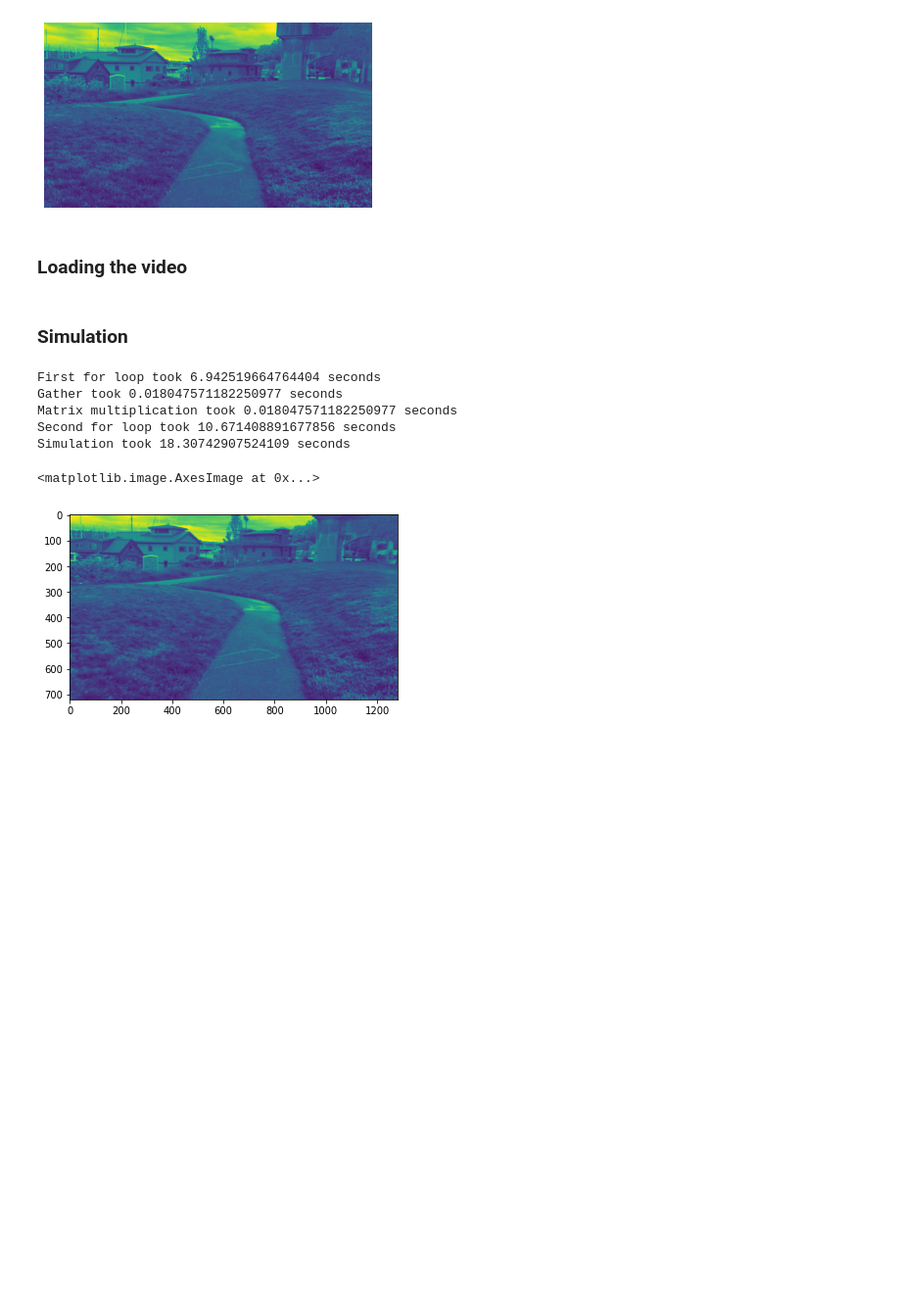
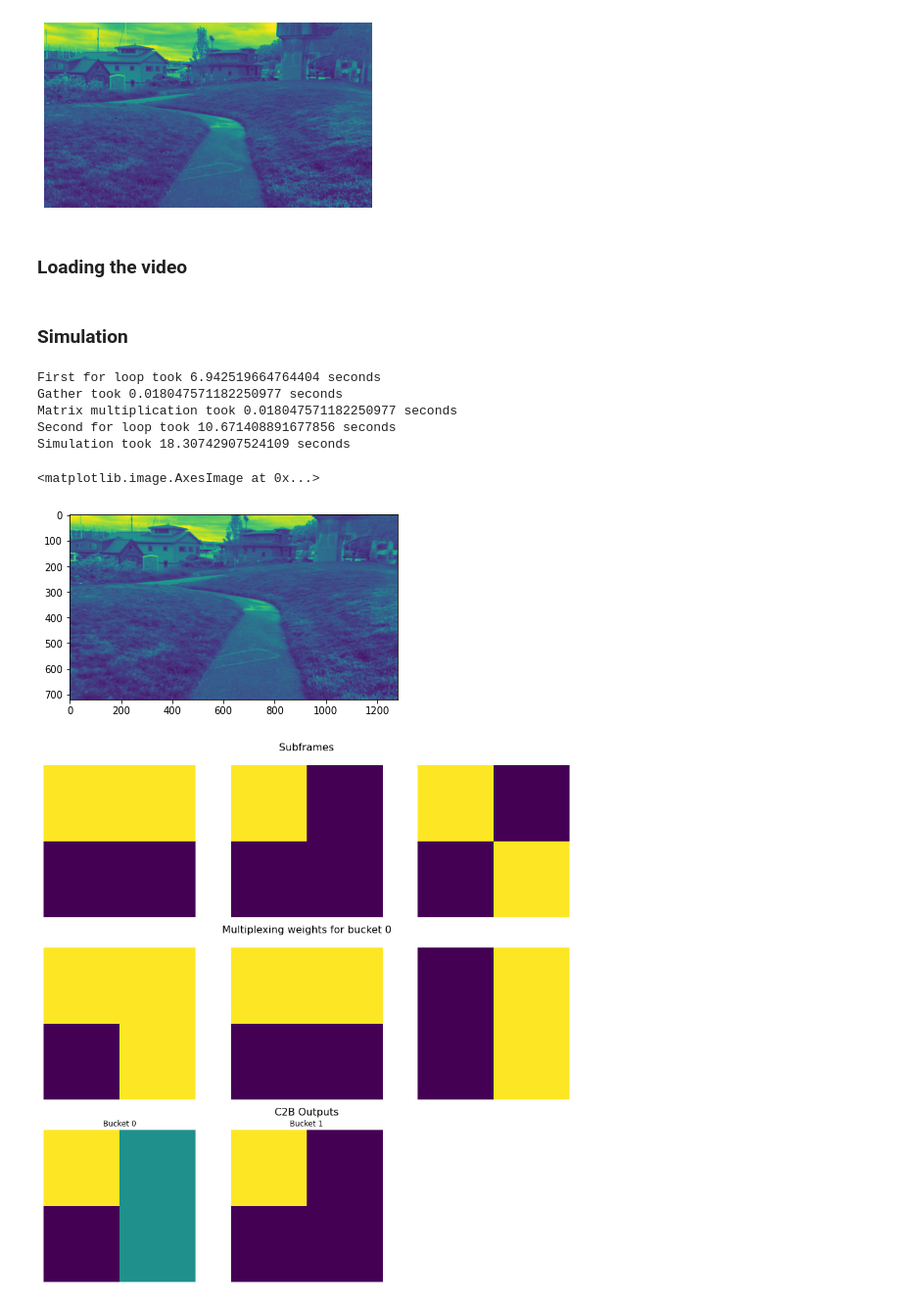
Before and after one commit to mrsalehi/C2B, a Jupyter notebook: sim.ipynb, the cells around one changed output. Shown at 98% size. Cells and saved outputs as stored; diff of their text form; code cells hidden in the pictures; blank space fills up the shorter version.

Commit message:
Multiplexing v3

```diff
--- a/sim.ipynb
+++ b/sim.ipynb
@@ -61,3 +63,79 @@ plt.imshow(c2b_frame_bucket1);
 # %% [output]
 <matplotlib.image.AxesImage at 0x...>
 [figure]
+# %%
+W = torch.FloatTensor([[[1, 1, 0], [1, 1, 1]], [[0 ,0, 0], [1, 0, 1]]]).cuda()
+subframes = torch.FloatTensor([[[1, 1, 1], [1, 0, 0]], [[0 ,0, 0], [0, 0, 1]]]).cuda()
+# %%
+c2b_bucket0, c2b_bucket1 = multiplex_v3(subframes, W)
+# %%
+S = W.shape[2]
+
+fig, big_axes = plt.subplots( figsize=(15.0, 15.0) , nrows=3, ncols=1, sharey=True)
+
+big_titles = ['Subframes', 'Multiplexing weights for bucket 0', 'C2B Outputs']
+
+for row, big_ax in enumerate(big_axes, start=1):
+    big_ax.set_title(f'{big_titles[row - 1]}\n', fontsize=16)
+
+    # Turn off axis lines and ticks of the big subplot
+    # obs alpha is 0 in RGBA string!
+    big_ax.tick_params(labelcolor=(1.,1.,1., 0.0), top='off', bottom='off', left='off', right='off')
+    big_ax.axis('off')
+    # removes the white frame
+    big_ax._frameon = False
+
+
+# for i in range(1,10):
+#     ax = fig.add_subplot(3,3,i)
+#     ax.set_title('Plot title ' + str(i))
+
+# figure, axs = plt.subplots(1, 3)
+
+for i in range(0, 3):
+    ax1 = fig.add_subplot(3,3,i+1)
+    ax1.imshow(subframes[..., i].cpu().numpy())
+    ax1.axis('off')
+
+    ax2 = fig.add_subplot(3,3,i+4)
+    ax2.imshow(W[..., i].cpu().numpy())
+    ax2.axis('off')
+
+
+ax1 = fig.add_subplot(3, 3, 7)
+ax1.imshow(c2b_bucket0.cpu().numpy())
+ax1.set_title('Bucket 0')
+ax1.axis('off')
+
+ax2 = fig.add_subplot(3, 3, 8)
+ax2.imshow(c2b_bucket1.cpu().numpy())
+ax2.set_title('Bucket 1')
+ax2.axis('off')
+
+
+plt.savefig('vis1.png')
+
+# for i in range(0, 3):
+#     ax = fig.add_subplot(3,3,i+4)
+#     ax.imshow(W[..., i].cpu().numpy())
+#     ax.axis('off')
+
+
+# for i in range(0, 3):
+#     ax = fig.add_subplot(3,3,i+4)
+#     ax.imshow(W[..., i].cpu().numpy())
+#     ax.axis('off')
+
+# for i in range(1,10):
+#     ax = fig.add_subplot(3,3,i)
+#     ax.imshow()
+#     ax.set_title('Plot title ' + str(i))
+#     ax.axis('off')
+
+# for i in range(S):
+#     W_s = W[..., i]
+#     W_s_np = W_s.cpu().numpy()
+#     axs[i].axis('off')
+#     axs[i].imshow(W_s_np)
+# %% [output]
+[figure, added]
```
Also changed, not shown: parts of 2 cells of this notebook, 2 other files.
